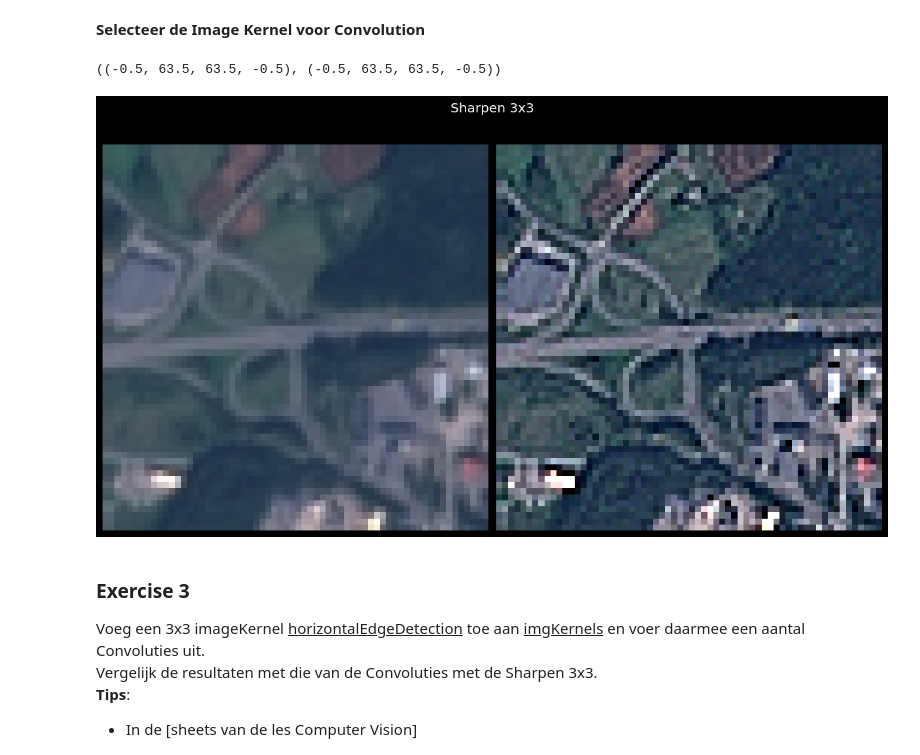
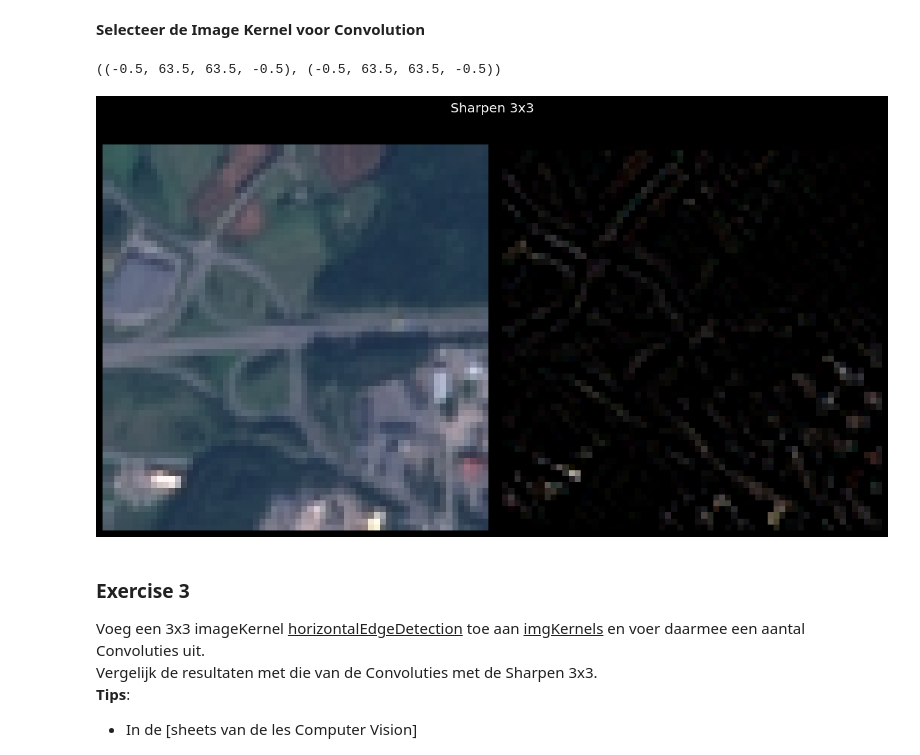
Before and after one commit to AFAD85/MakeAIWork2, a Jupyter notebook: opdrachten/practica/week07/image_recognition/notebook/numpy_opdracht2.ipynb, the cells around one changed output. Saved outputs shown, nothing was run; the diff lists cells and outputs as text; code cells hidden in the pictures.

```diff
--- a/opdrachten/practica/week07/image_recognition/notebook/numpy_opdracht2.ipynb
+++ b/opdrachten/practica/week07/image_recognition/notebook/numpy_opdracht2.ipynb
@@ -142,7 +142,7 @@ def RGB_convolve(inputImg, imgKernel):
     outputImg = np.empty_like(inputImg)
 
     for dim in range(inputImg.shape[-1]):  # loop over rgb channels
-        outputImg[:, :, dim] = sp.signal.convolve2d(im_data[:, :, dim], imgKernel, mode="same", boundary="symm")
+        outputImg[:, :, dim] = sp.signal.convolve2d(imgData[:, :, dim], imgKernel, mode="same", boundary="symm")
 
     return outputImg
 # %%
@@ -170,8 +170,14 @@ T = 10  # seconds
 fps = 30
 fTotal = T*fps  # total number of frames
 imgKernels = {
-                "Sharpen 3x3": np.array([[0, -1, 0], [-1, 5, -1], [0, -1, 0]])
+                "Sharpen 3x3": np.array([[-1, 0, 1], [1, -1, 0], [0, 1, -1]]),
+                "horizontalEdgeDetection 3x3": np.array([[1, 1, 1], [0, 0, 0], [-1, -1, -1]])
              }
+
+# [-1, 0, 1], [1, -1, 0], [0, 1, -1]Diagonale (rechtsonder naar linksboven) feature map (dus checkt waar zie ik diagonale contrasten en verhoogt die/ laat die er uit springen)
+# [-1, 0, 1], [-1, 0, 1], [-1, 0, 1] Verticale feature map (dus checkt waar zie ik verticale contrasten en verhoogt die/ laat die er uit springen)
+# [1, 0, -1], [-1, 1, 0], [0, -1, 1] Diagonale (linksboven naar rechtsonder) feature map (dus checkt waar zie ik diagonale contrasten en verhoogt die/ laat die er uit springen)
+# [1, 1, 1], [0, 0, 0], [-1, -1, -1] Horizontale feature map (dus checkt waar zie ik horizontale contrasten en verhoogt die/ laat die er uit springen)
 # %% [markdown]
 **Selecteer de Image Kernel voor Convolution**
 # %%
@@ -185,13 +191,13 @@ imgDisplay = np.copy(imgData)
 # %%
 fig, (axL, axR) = plt.subplots(ncols=2, constrained_layout=True)
 fig.suptitle("Sharpen 3x3")
-imL = axL.imshow(np.clip(im_data, 0, 1) , interpolation="none")  # remove interpolation=...
+imL = axL.imshow(np.clip(imgData, 0, 1) , interpolation="none")  # remove interpolation=...
 imR = axR.imshow(np.clip(imgFiltered, 0, 1), interpolation="none")  # remove interpolation=...
 axR.set_xlim(axL.get_xlim()), axR.set_ylim(axL.get_ylim())
 axL.axis('off'), axR.axis('off')
 # %% [output]
 ((-0.5, 63.5, 63.5, -0.5), (-0.5, 63.5, 63.5, -0.5))
-[figure, old version]
+[figure, new version]
 # %% [markdown]
 <h3>Exercise 3</h3>
 <p>
```
Also changed, not shown: parts of 2 cells of this notebook.
